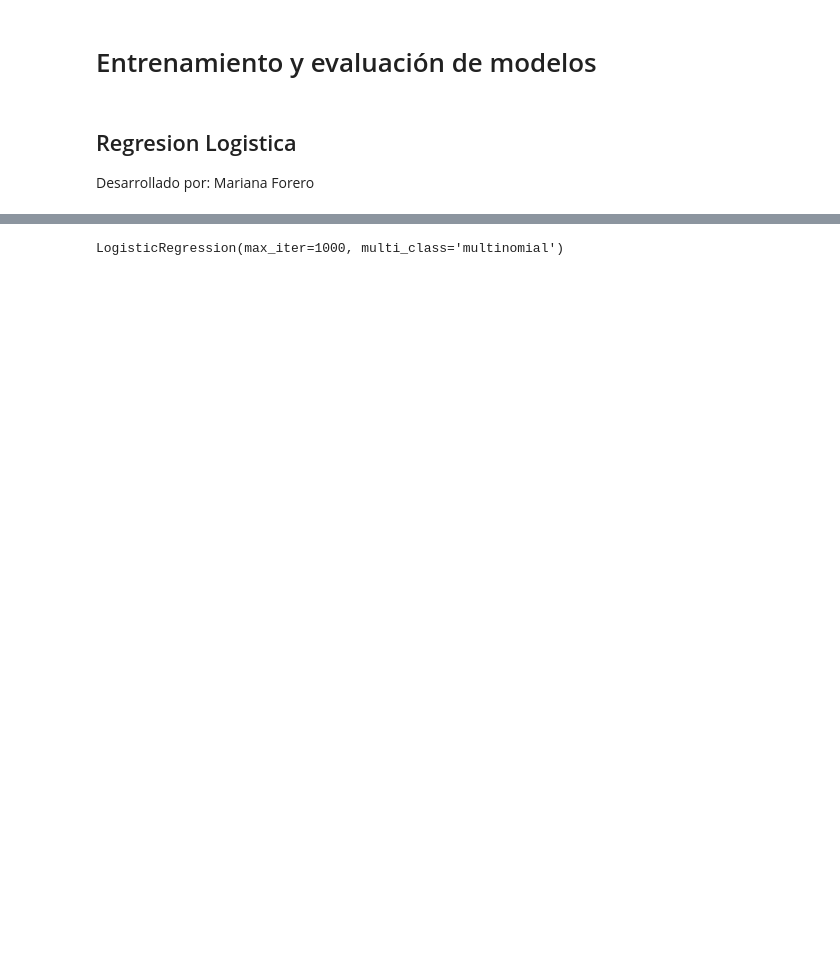
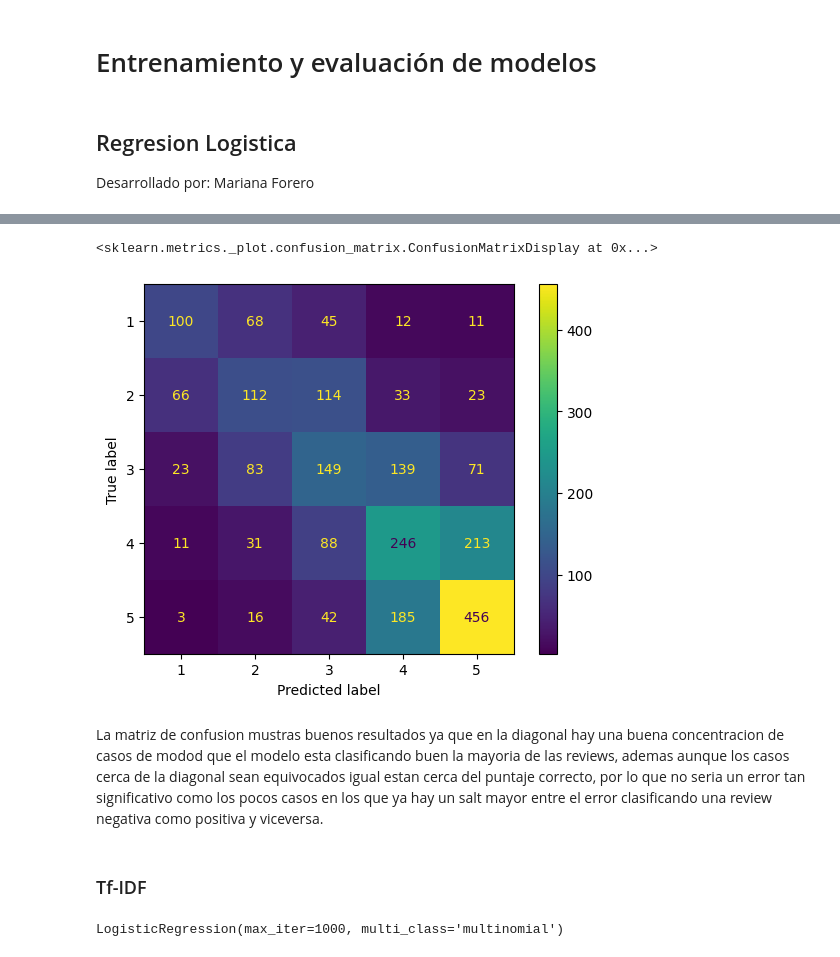
Before and after one commit to bi-202410/proyecto-1, a Jupyter notebook: text-analysis.ipynb, the cells around one changed output, grey strips where cells are left out. Saved outputs shown, nothing was run; the diff lists cells and outputs as text; code cells hidden in the pictures; blank space fills up the shorter version.

```diff
--- a/text-analysis.ipynb
+++ b/text-analysis.ipynb
@@ -194,0 +244,4 @@ Desarrollado por: Mariana Forero
+# %%
+# Train the logistic regression model
+bow_model = LogisticRegression(multi_class='multinomial', max_iter=1000)  # Increase max_iter for convergence
+bow_model.fit(X_train_bow, y_train)
@@ -194,0 +250,5 @@ Desarrollado por: Mariana Forero
+# %%
+x_test_bow=bow_vectorizer.transform(X_test)
+# %%
+y_pred_bow = bow_model.predict(x_test_bow)
+y_predT_bow=bow_model.predict(X_train_bow)
@@ -195,3 +319,12 @@ Desarrollado por: Mariana Forero
+# %%
+ConfusionMatrixDisplay.from_predictions(y_test, y_pred_bow)
+# %% [output]
+<sklearn.metrics._plot.confusion_matrix.ConfusionMatrixDisplay at 0x...>
+[figure, added]
+# %% [markdown]
+La matriz de confusion mustras buenos resultados ya que en la diagonal hay una buena concentracion de casos de modod que el modelo esta clasificando buen la mayoria de las reviews, ademas aunque los casos cerca de la diagonal sean equivocados igual estan cerca del puntaje  correcto, por lo que no seria un error tan significativo como los pocos casos en los que ya hay un salt mayor entre el error clasificando una review negativa como positiva y viceversa.
+# %% [markdown]
+### Tf-IDF
 # %%
 # Train the logistic regression model
 model = LogisticRegression(multi_class='multinomial', max_iter=1000)  # Increase max_iter for convergence
```
Also changed, not shown: parts of 44 cells of this notebook.
